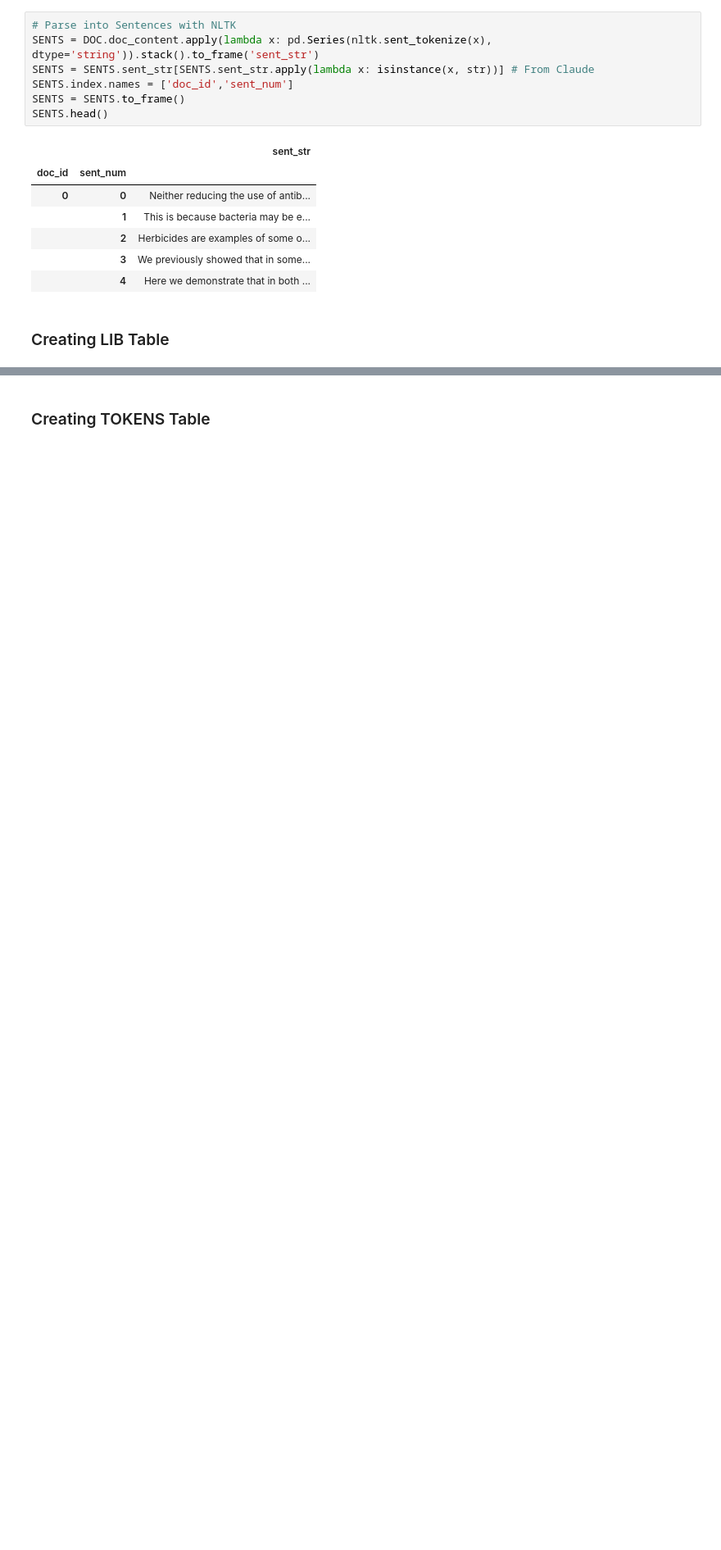
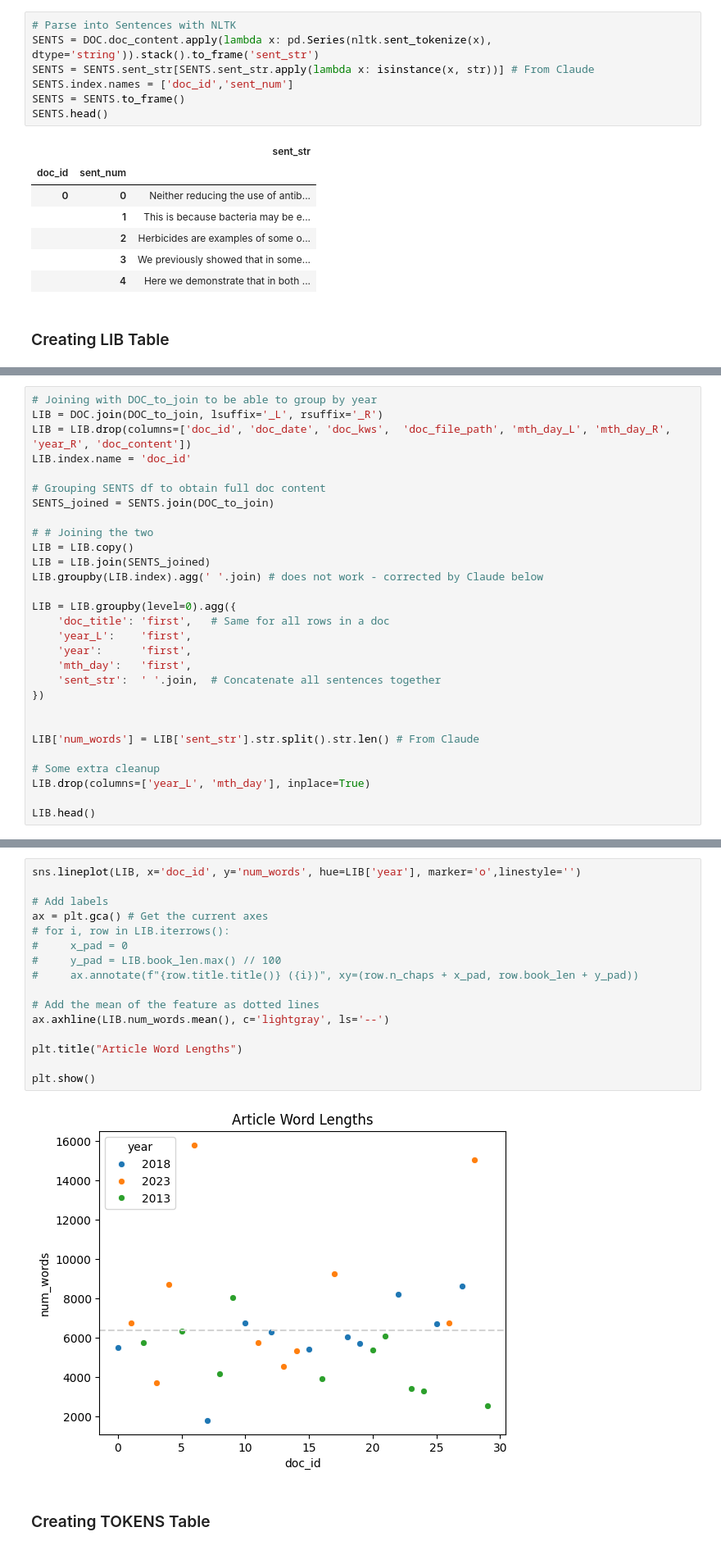
Before and after one commit to caroline-kranefuss/evolving_sentiment_climate, a Jupyter notebook: notebooks/EDA.ipynb, the cells around one changed output, grey strips where cells are left out. Shown at 82% size. Cells and saved outputs as stored; diff of their text form; blank space fills up the shorter version.

```diff
--- a/notebooks/EDA.ipynb
+++ b/notebooks/EDA.ipynb
@@ -177,0 +149,29 @@ LIB = LIB.join(SENTS)
+# %%
+# Joining with DOC_to_join to be able to group by year
+LIB = DOC.join(DOC_to_join, lsuffix='_L', rsuffix='_R')
+LIB = LIB.drop(columns=['doc_id', 'doc_date', 'doc_kws',  'doc_file_path', 'mth_day_L', 'mth_day_R', 'year_R', 'doc_content'])
+LIB.index.name = 'doc_id'
+
+# Grouping SENTS df to obtain full doc content
+SENTS_joined = SENTS.join(DOC_to_join)
+
+# # Joining the two
+LIB = LIB.copy()
+LIB = LIB.join(SENTS_joined)
+LIB.groupby(LIB.index).agg(' '.join) # does not work - corrected by Claude below
+
+LIB = LIB.groupby(level=0).agg({
+    'doc_title': 'first',   # Same for all rows in a doc
+    'year_L':    'first',
+    'year':      'first',
+    'mth_day':   'first',
+    'sent_str':  ' '.join,  # Concatenate all sentences together
+})
+
+
+LIB['num_words'] = LIB['sent_str'].str.split().str.len() # From Claude
+
+# Some extra cleanup
+LIB.drop(columns=['year_L', 'mth_day'], inplace=True)
+
+LIB.head()
@@ -178,3 +188,21 @@ LIB = LIB.join(SENTS)
+# %%
+sns.lineplot(LIB, x='doc_id', y='num_words', hue=LIB['year'], marker='o',linestyle='')
+
+# Add labels
+ax = plt.gca() # Get the current axes
+# for i, row in LIB.iterrows():
+#     x_pad = 0
+#     y_pad = LIB.book_len.max() // 100
+#     ax.annotate(f"{row.title.title()} ({i})", xy=(row.n_chaps + x_pad, row.book_len + y_pad))
+
+# Add the mean of the feature as dotted lines
+ax.axhline(LIB.num_words.mean(), c='lightgray', ls='--')
+
+plt.title("Article Word Lengths")
+
+plt.show()
+# %% [output]
+[figure, added]
 # %% [markdown]
 ### Creating TOKENS Table
 # %%
```
Also changed, not shown: parts of 3 cells of this notebook.
